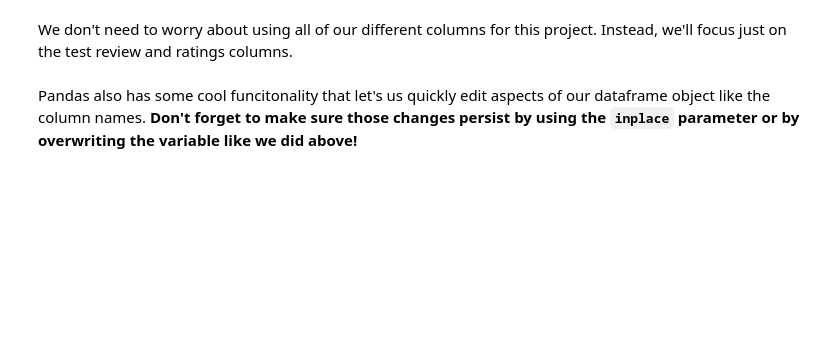
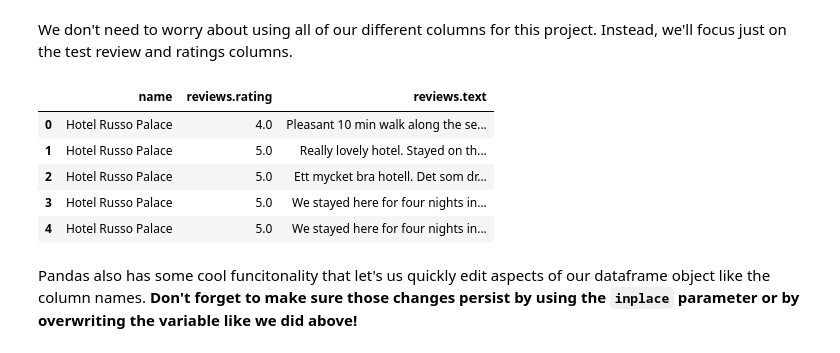
Before and after one commit to marawayne/git-test, a Jupyter notebook: Attendee_Intro_to_Natural_Language_Processing.ipynb, the cells around one changed output. Cells and saved outputs as stored; diff of their text form; code cells hidden in the pictures; blank space fills up the shorter version.

```diff
--- a/Attendee_Intro_to_Natural_Language_Processing.ipynb
+++ b/Attendee_Intro_to_Natural_Language_Processing.ipynb
@@ -36,8 +45,15 @@ data.shape
 # %% [markdown]
 We don't need to worry about using all of our different columns for this project. Instead, we'll focus just on the test review and ratings columns.
 # %%
-data[['name', 'reviews.rating', 'reviews.text']]
-***OVERWRITE OUR ORIGINAL DATA VARIABLE WITH THIS***
+data = data[['name', 'reviews.rating', 'reviews.text']]
+data.head()
+# %% [output]
+|  | name | reviews.rating | reviews.text |
+| 0 | Hotel Russo Palace | 4.0 | Pleasant 10 min walk along the se... |
+| 1 | Hotel Russo Palace | 5.0 | Really lovely hotel. Stayed on th... |
+| 2 | Hotel Russo Palace | 5.0 | Ett mycket bra hotell. Det som dr... |
+| 3 | Hotel Russo Palace | 5.0 | We stayed here for four nights in... |
+| 4 | Hotel Russo Palace | 5.0 | We stayed here for four nights in... |
 # %% [markdown]
 Pandas also has some cool funcitonality that let's us quickly edit aspects of our dataframe object like the column names. **Don't forget to make sure those changes persist by using the `inplace` parameter or by overwriting the variable like we did above!**
 # %%
```
Also changed, not shown: parts of 10 cells of this notebook.
